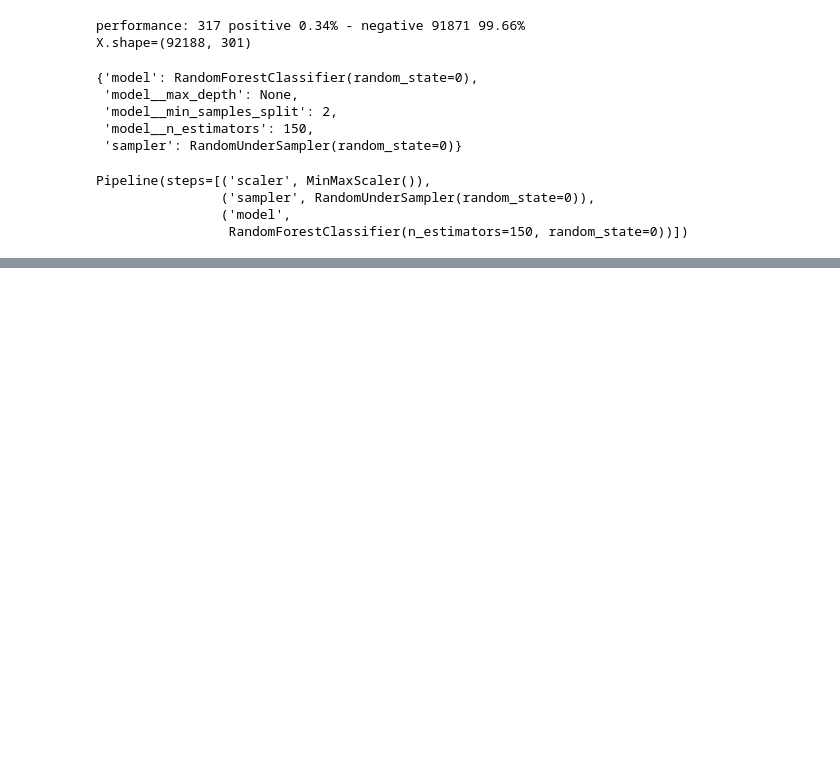
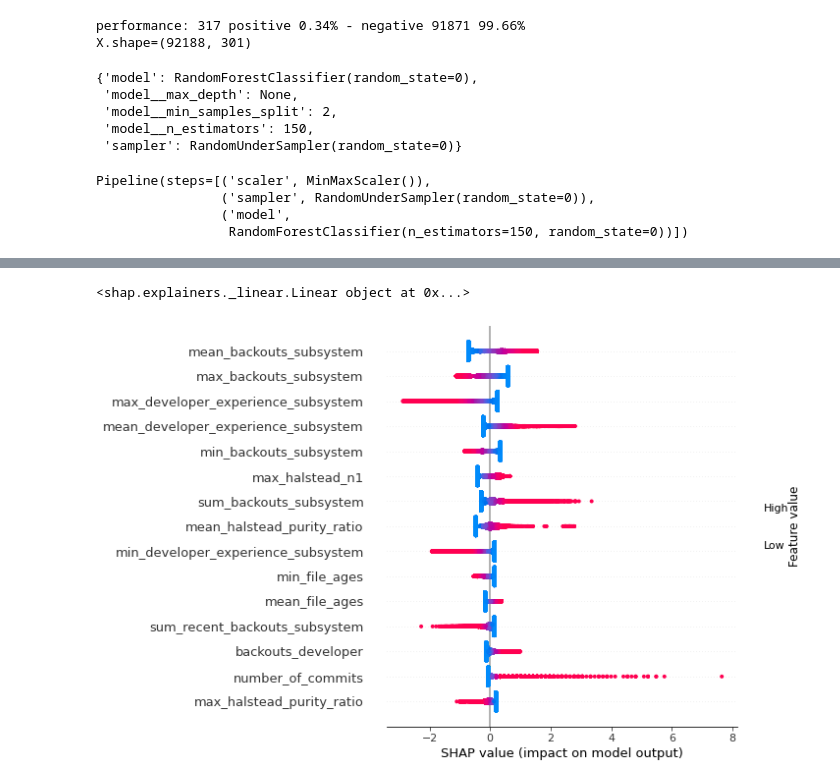
Before and after one commit to markus7800/firefox-performance-regressions, a Jupyter notebook: experiments/ModelEvaluation.ipynb, the cells around one changed output, grey strips where cells are left out. Cells and saved outputs as stored; diff of their text form; code cells hidden in the pictures; blank space fills up the shorter version.

```diff
--- a/experiments/ModelEvaluation.ipynb
+++ b/experiments/ModelEvaluation.ipynb
@@ -334,0 +394,8 @@ type(pipeline['model']) is LinearSVC
+# %%
+target = 'regression'
+
+X, y, features = data_map[feature_type][data](target)
+
+X_train, X_test, y_train, y_test = train_test_split(X, y, test_size=0.1, shuffle=False)
+
+reg_pipeline = fit_best_model(model, data, feature_type, target, scoring, X_train, y_train)
@@ -334,0 +409,8 @@ type(pipeline['model']) is LinearSVC
+# %%
+X_train_scaled = reg_pipeline['scaler'].transform(X_train)
+reg_model = reg_pipeline['model']
+
+plot_important_features(reg_model, X_train_scaled, features.columns, max_display=15)
+# %% [output]
+<shap.explainers._linear.Linear object at 0x...>
+[figure, added]
```
Also changed, not shown: parts of 26 cells of this notebook, 1 other file.
